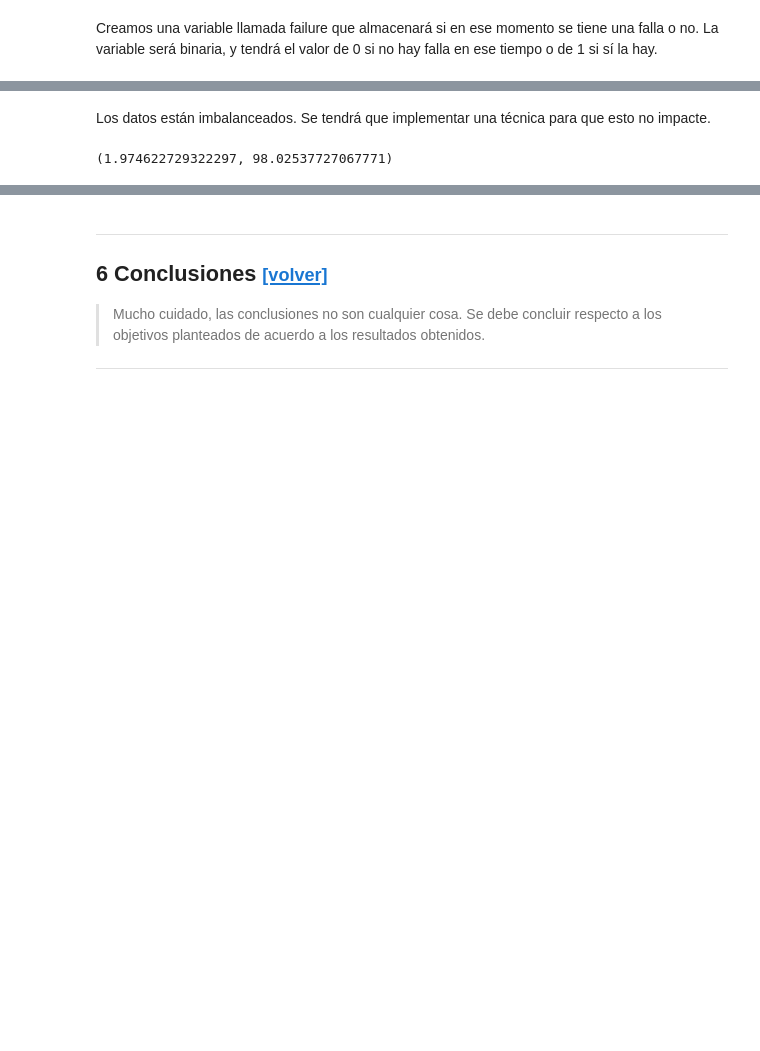
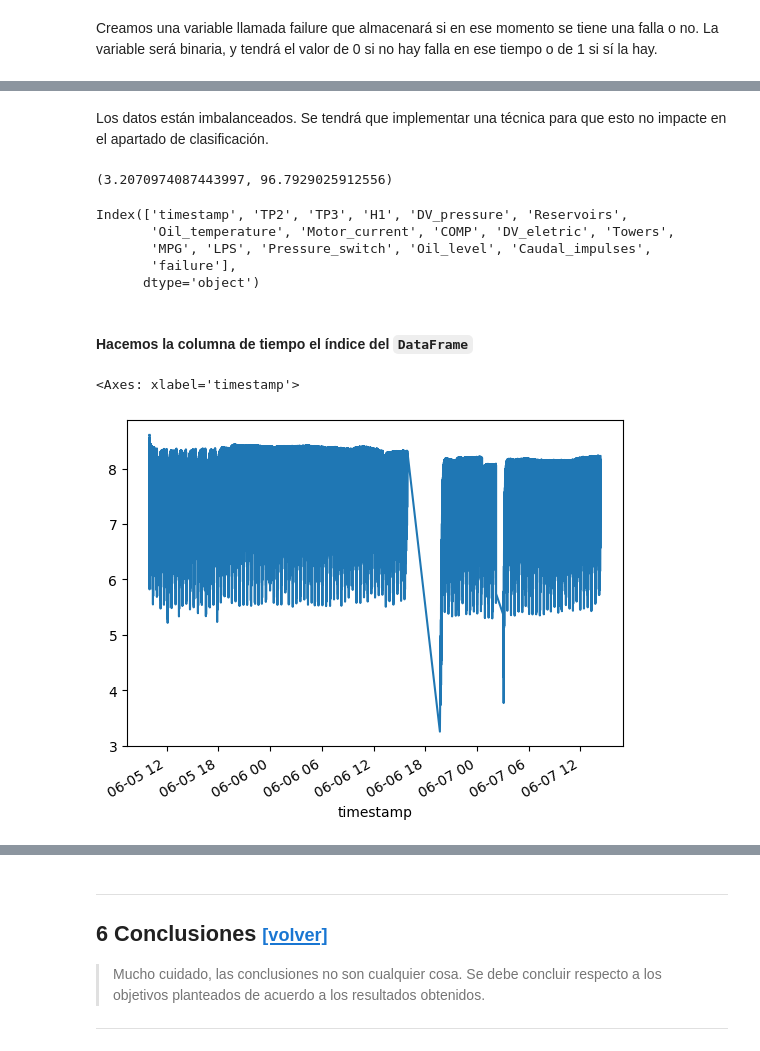
Before and after one commit to judith-ale/proyecto_modulo1, a Jupyter notebook: ProyectoModulo1_RabagoJ_MartinezC_VelicaX.ipynb, the cells around one changed output, grey strips where cells are left out. Drawn from its saved outputs; the diff is of its cells as text; code cells hidden in the pictures; blank space fills up the shorter version.

Commit message:
Update data analysis and preprocessing

```diff
--- a/ProyectoModulo1_RabagoJ_MartinezC_VelicaX.ipynb
+++ b/ProyectoModulo1_RabagoJ_MartinezC_VelicaX.ipynb
@@ -156,3 +217,6 @@ end_time   = pd.to_datetime(["2020-04-18 23:59:00", "2020-05-30 06:00:00", "2020
+# %%
+start_time = pd.to_datetime(["2020-04-12 11:50:00", "2020-04-18 00:00:00", "2020-04-29 03:20:00", "2020-04-29 22:00:00", "2020-05-13 14:00:00", "2020-05-18 05:00:00", "2020-05-19 10:10:00", "2020-05-19 22:10:00", "2020-05-23 09:50:00", "2020-05-29 23:30:00", "2020-06-01 15:00:00", "2020-06-03 10:00:00", "2020-06-05 10:00:00", "2020-07-08 17:30:00", "2020-07-15 14:30:00", "2020-07-17 04:30:00"])
+end_time = pd.to_datetime(["2020-04-12 23:30:00", "2020-04-19 01:30:00", "2020-04-29 04:00:00", "2020-04-29 22:20:00", "2020-05-13 23:59:00", "2020-05-18 05:30:00", "2020-05-19 11:00:00", "2020-05-20 20:00:00", "2020-05-23 10:10:00", "2020-05-30 06:00:00", "2020-06-01 15:40:00", "2020-06-03 11:00:00", "2020-06-07 14:30:00", "2020-07-08 19:00:00", "2020-07-15 19:00:00", "2020-07-17 05:30:00"])
 # %% [markdown]
 Creamos una variable llamada failure que almacenará si en ese momento se tiene una falla o no. La variable será binaria, y tendrá el valor de 0 si no hay falla en ese tiempo o de 1 si sí la hay.
 # %%
@@ -170,7 +234,25 @@ data['failure'].sum(), data['failure'].shape[0] - data['failure'].sum()
 # %% [markdown]
-Los datos están imbalanceados. Se tendrá que implementar una técnica para que esto no impacte.
+Los datos están imbalanceados. Se tendrá que implementar una técnica para que esto no impacte en el apartado de clasificación.
 # %%
 data['failure'].sum() / data['failure'].shape[0] * 100, \
 (data['failure'].shape[0] - data['failure'].sum()) / data['failure'].shape[0] * 100
 # %% [output]
-(1.974622729322297, 98.02537727067771)
+(3.2070974087443997, 96.7929025912556)
+# %%
+data.columns
+# %% [output]
+Index(['timestamp', 'TP2', 'TP3', 'H1', 'DV_pressure', 'Reservoirs',
+       'Oil_temperature', 'Motor_current', 'COMP', 'DV_eletric', 'Towers',
+       'MPG', 'LPS', 'Pressure_switch', 'Oil_level', 'Caudal_impulses',
+       'failure'],
+      dtype='object')
+# %% [markdown]
+#### Hacemos la columna de tiempo el índice del `DataFrame`
+# %%
+data = data.set_index('timestamp')
+# %%
+i=12
+data.loc[(data.index >= start_time[i]) & (data.index <= end_time[i]), 'TP2'].plot()
+# %% [output]
+<Axes: xlabel='timestamp'>
+[figure, added]
```
Also changed, not shown: parts of 17 cells of this notebook.
